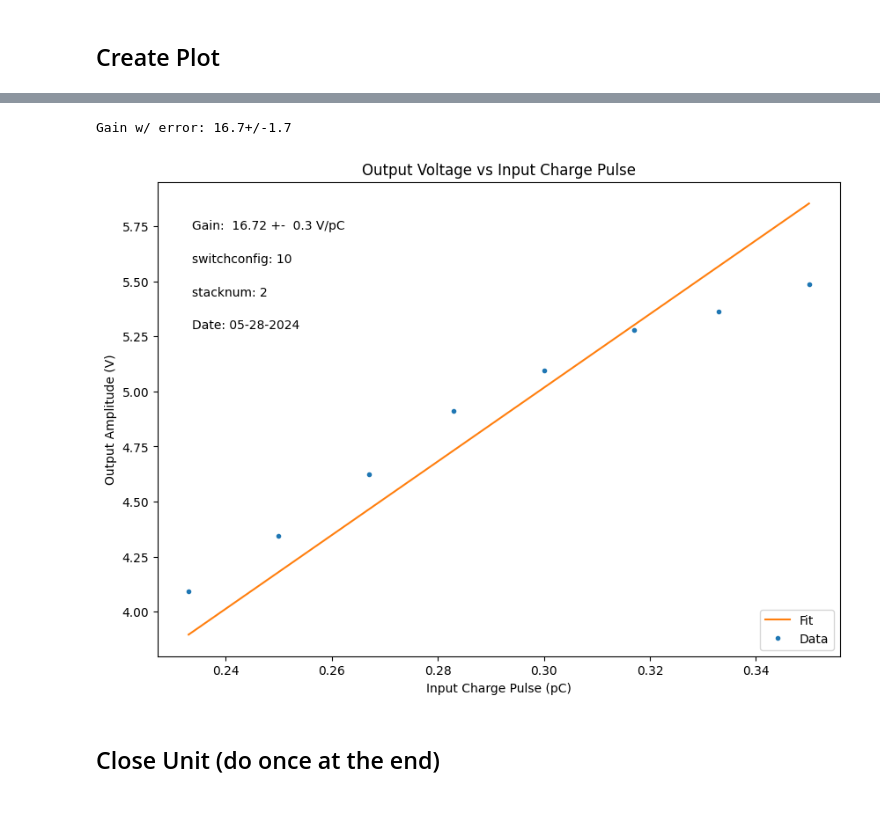
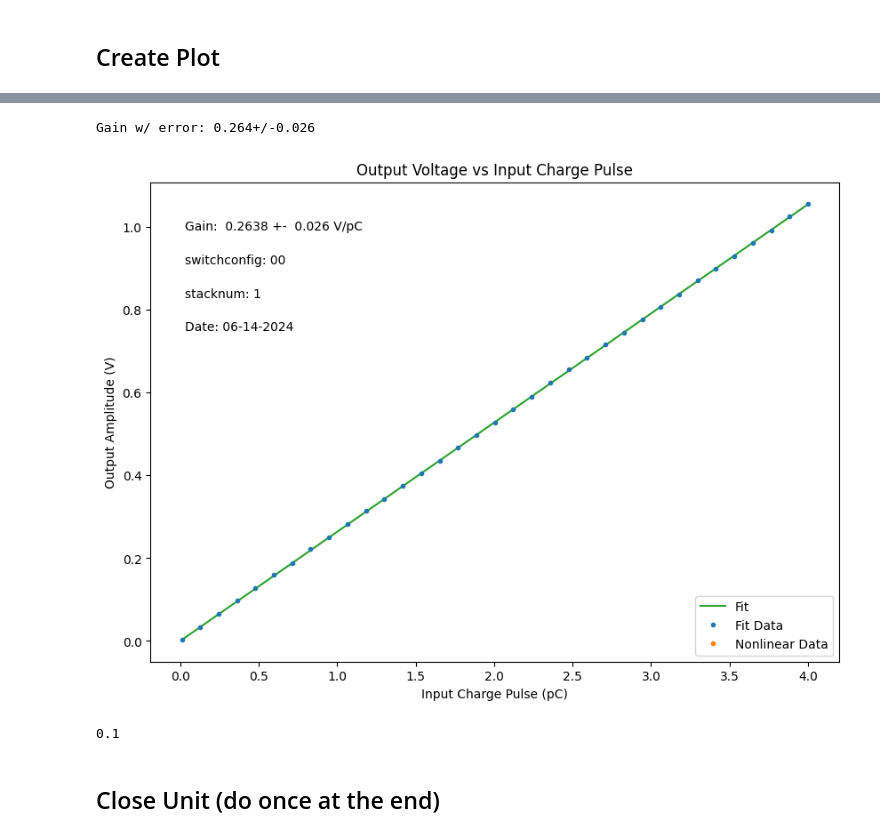
Before and after one commit to lab57/lab28-calibrate-cremat-stack, a Jupyter notebook: runCalibrations.ipynb, the cells around one changed output, grey strips where cells are left out. Drawn from its saved outputs; the diff is of its cells as text; code cells hidden in the pictures; blank space fills up the shorter version.

```diff
--- a/runCalibrations.ipynb
+++ b/runCalibrations.ipynb
@@ -44,8 +36,8 @@ Sucess
 Set accordingly. Will be put in plot as annotation and in file name
 # %%
 metadata = {
-    "switchconfig" : "10",
-    "stacknum" : 2
+    "switchconfig" : "00",
+    "stacknum" : 1
 }
 # %% [markdown]
 ## Test Measurement and Fit
@@ -75,9 +63,9 @@ Done
 # %% [markdown]
 ## Run Measurements
 # %%
+input_vs = np.round(np.linspace(.01, 4, 35), 3) # gain = 00 or 01
+# input_vs = np.round(np.linspace(.01, .5, 35), 3) # gain = 11
 
-#input_vs = np.round(np.linspace(.1, 2, 35), 3) #input voltages to sweep
-input_vs = np.round(np.linspace(.2, .35, 10), 3)
 #trigger_mv = 200 #trigger
 trigger_mvs = np.round(input_vs*1e3 * 0) #list of triggers, NOTE must be in mv
 #allows for variable trigger; setting equal to input is good if gain > 1
@@ -89,4 +77,5 @@ initRange = 4 #inial voltage range for device
 t, datas = getSamples(chandle,input_vs, initRange, trigger_mvs, window) # sweep input voltages and take all data points
 #plotSample(t, data)
 gains, gains_err = getGains(t, datas)
+plt.scatter(input_vs, gains)
 # %% [output]
@@ -117,6 +103,7 @@ plt.plot(t[-1],datas[-1])
-# %%
-input_vs = input_vs[2:]
-gains = gains[2:]
+# %%
+SATURATION_PT = 100 #100 means no saturation seen
+indicies = np.where(input_vs > SATURATION_PT)[0]
+saturation_index = indicies[0] if len(indicies) > 0 else len(input_vs)
 # %%
 from uncertainties import ufloat
 ## DATE
@@ -131,7 +118,7 @@ output_err = np.asarray(gains_err) * 1e-3
 
 ## Fit linear function
 linear = lambda x, m: m*x
-pps, cov = curve_fit(linear, input_charges, output_V)
+pps, cov = curve_fit(linear, input_charges[0:saturation_index], output_V[0:saturation_index])
 perr = np.sqrt(np.diag(cov))
 
 
@@ -145,8 +132,10 @@ print("Gain w/ error:", gain/capacitance)
 ## Plot
 plt.figure(figsize=(10, 7))
 
-plt.errorbar(input_charges, output_V,capsize=3, fmt=".",
-             label="Data")
+plt.errorbar(input_charges[0:saturation_index], output_V [0:saturation_index],capsize=3, fmt=".", ecolor="blue",
+             label="Fit Data")
+plt.errorbar(input_charges[saturation_index:], output_V [saturation_index:],capsize=3, fmt=".", ecolor="orange",
+             label="Nonlinear Data")
 plt.plot(input_charges, linear(input_charges, *pps), label="Fit")
 
 plt.title("Output Voltage vs Input Charge Pulse")
@@ -157,36 +146,40 @@ plt.legend(loc="lower right")
 
 ## annotations
 x = .05
 y = .9
 y_spacing = 0.07
 
 # Gain label
-plt.annotate(f"Gain: {pps[0] : .4g} +- {perr[0] : .1g} V/pC", (x, y), xycoords="axes fraction")
+plt.annotate(f"Gain: {pps[0] : .4g} +- {(gain/capacitance).s: .2g} V/pC", (x, y), xycoords="axes fraction")
 
 
 # Label all metadata fields
 for item in metadata.keys():
     y -= y_spacing #shift text down
     plt.annotate(f"{item}: {metadata[item]}", (x, y) , xycoords="axes fraction")
 
 # label date of calibration
 y -= y_spacing
 plt.annotate(f"Date: {datestr}", (x, y) , xycoords="axes fraction")
 
 ## give file unique name, save to png and svg
 out_name = f"out-{datestr}"
 for key in metadata.keys():
     out_name += f"-{metadata[key]}"
 
 plt.savefig(f"./out/{out_name}.svg") # svg
 
 plt.savefig(f"./out/{out_name}.png") # png
 
 
 plt.show()
 # %% [output]
-Gain w/ error: 16.7+/-1.7
+Gain w/ error: 0.264+/-0.026
-[figure, old version]
+[figure, new version]
+# %%
+capacitance.s
+# %% [output]
+0.1
 # %% [markdown]
 ## Close Unit (do once at the end)
 # %%
```
Also changed, not shown: parts of 6 cells of this notebook, 13 other files.
